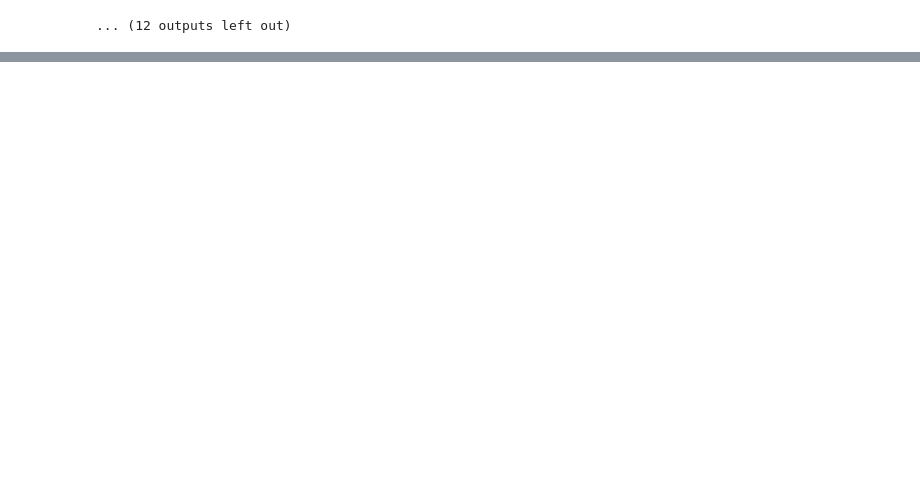
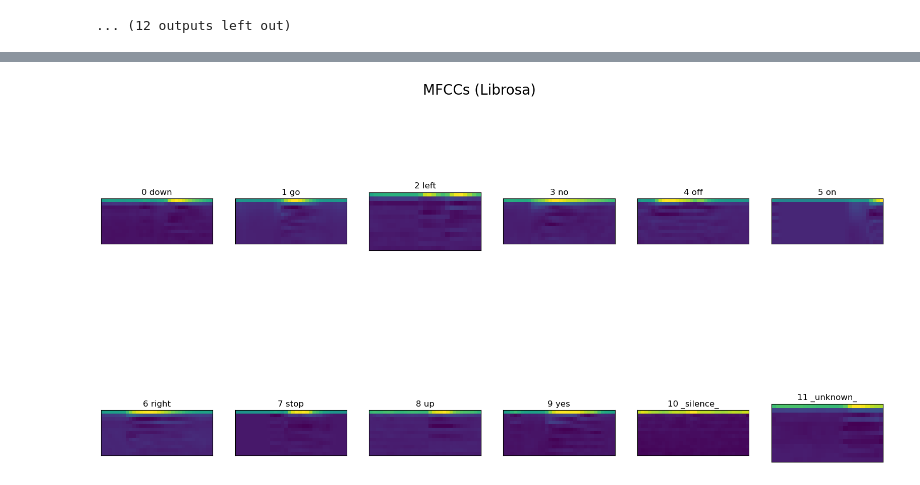
Before and after one commit to almog-sharoni/KWS_Advanced_Computer_Architecture, a Jupyter notebook: visualization.ipynb, the cells around one changed output, grey strips where cells are left out. Cells and saved outputs as stored; diff of their text form; code cells hidden in the pictures; blank space fills up the shorter version.

```diff
--- a/visualization.ipynb
+++ b/visualization.ipynb
@@ -192,0 +266,4 @@ plot_spectrogram(titles, mel_spectrograms, 'Mel Spectrograms')
+# %%
+plot_spectrogram(titles, MFCCs_librosa, 'MFCCs (Librosa)', shape=(20, 10))
+# %% [output]
+[figure, added]
```
Also changed, not shown: parts of 20 cells of this notebook, 1 other file.
